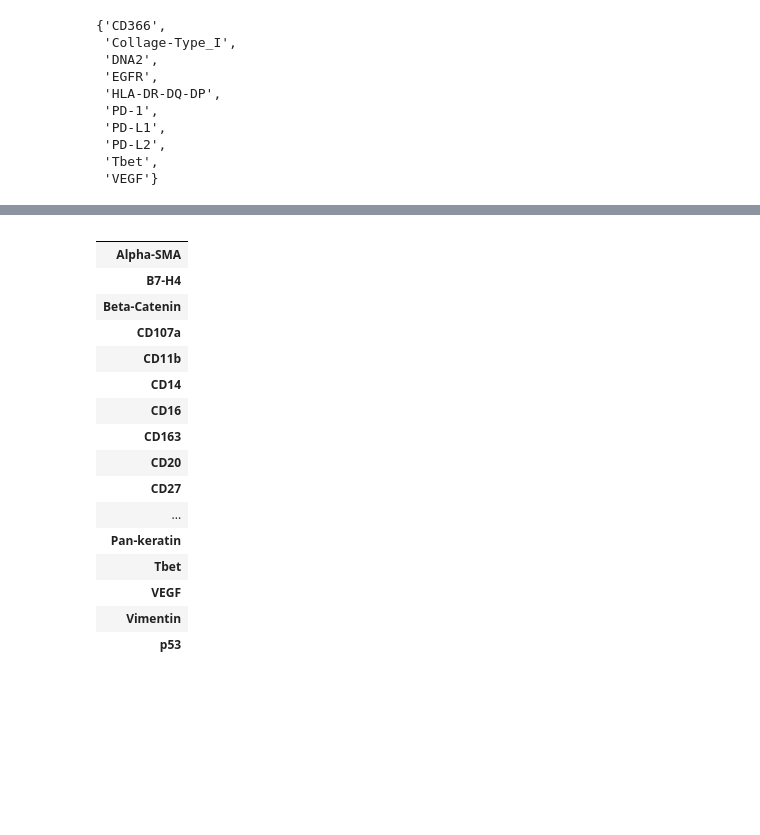
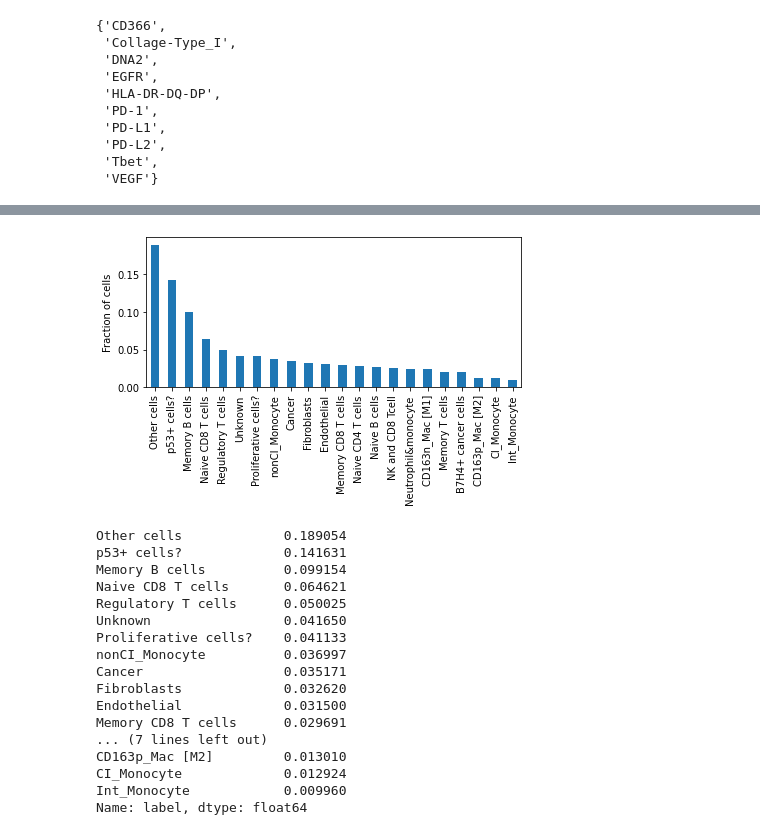
Before and after one commit to Schumacher-group/IMC_TNBC_analysis, a Jupyter notebook: data_exploration.ipynb, the cells around one changed output, grey strips where cells are left out. Saved outputs shown, nothing was run; the diff lists cells and outputs as text; code cells hidden in the pictures; blank space fills up the shorter version.

```diff
--- a/data_exploration.ipynb
+++ b/data_exploration.ipynb
@@ -75,20 +77,27 @@ ValueError: groupby has to be a valid observation. Given leiden, is not in obser
-# %%
-adata.var
-# %% [output]
-|  |
-| Alpha-SMA |
-| B7-H4 |
-| Beta-Catenin |
-| CD107a |
-| CD11b |
-| CD14 |
-| CD16 |
-| CD163 |
-| CD20 |
-| CD27 |
-| ... |
-| Pan-keratin |
-| Tbet |
-| VEGF |
-| Vimentin |
-| p53 |
+# %%
+labels.label.value_counts(normalize=True).plot(kind = 'bar')
+plt.tight_layout()
+plt.ylabel('Fraction of cells')
+#plt.savefig('figures/label_density.png')
+# %% [output]
+[figure, added]
+# %%
+labels.label.value_counts(normalize=True)
+# %% [output]
+Other cells             0.189054
+p53+ cells?             0.141631
+Memory B cells          0.099154
+Naive CD8 T cells       0.064621
+Regulatory T cells      0.050025
+Unknown                 0.041650
+Proliferative cells?    0.041133
+nonCI_Monocyte          0.036997
+Cancer                  0.035171
+Fibroblasts             0.032620
+Endothelial             0.031500
+Memory CD8 T cells      0.029691
+... (7 lines left out)
+CD163p_Mac [M2]         0.013010
+CI_Monocyte             0.012924
+Int_Monocyte            0.009960
+Name: label, dtype: float64
```
Also changed, not shown: parts of 6 cells of this notebook, 17 other files.
